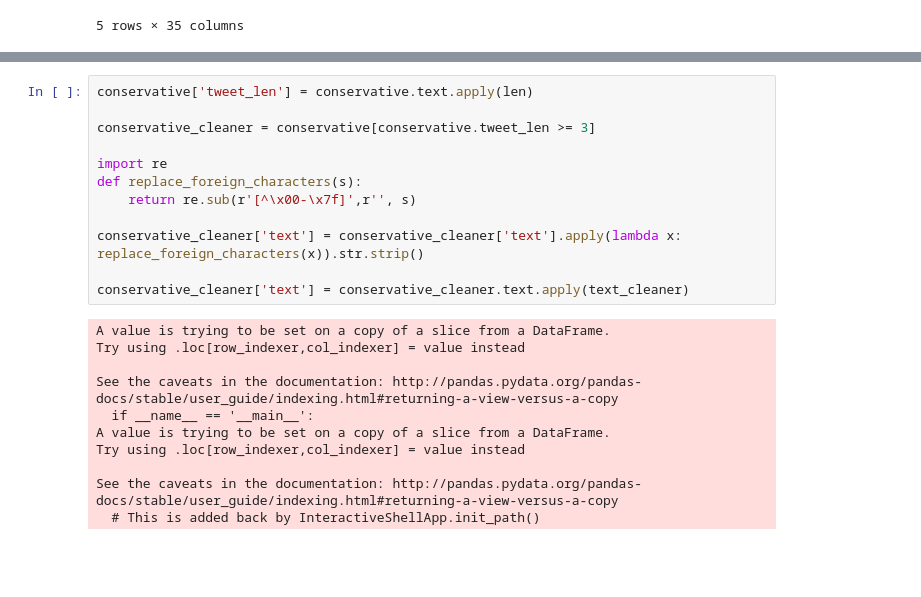
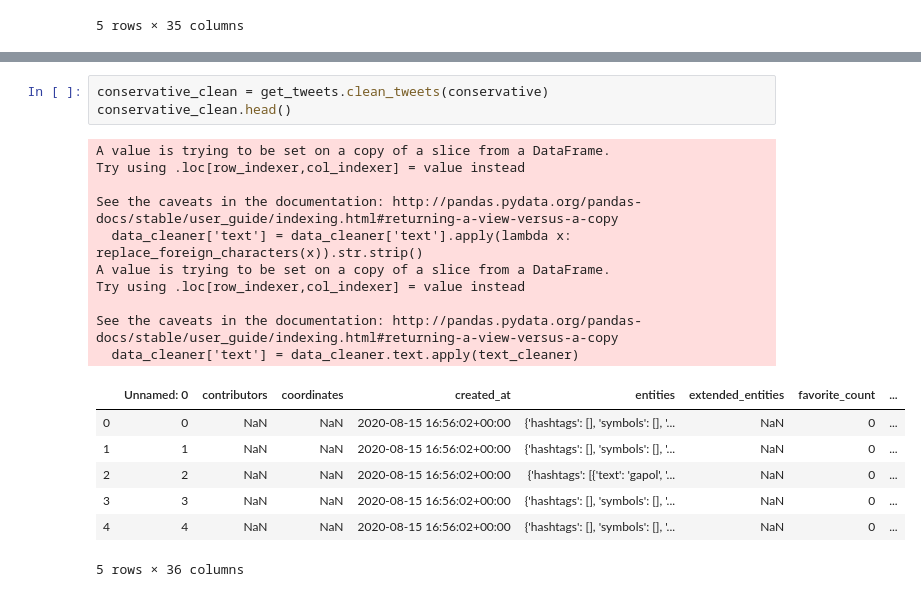
Before and after one commit to sjacobson94/DS-Tools-1-Final-Project, a Jupyter notebook: clean_tweets.ipynb, the cells around one changed output, grey strips where cells are left out. Saved outputs shown, nothing was run; the diff lists cells and outputs as text; blank space fills up the shorter version.

```diff
--- a/clean_tweets.ipynb
+++ b/clean_tweets.ipynb
@@ -118,23 +28,21 @@ See the caveats in the documentation: http://pandas.pydata.org/pandas-docs/stabl
-# %%
-conservative['tweet_len'] = conservative.text.apply(len)
-
-conservative_cleaner = conservative[conservative.tweet_len >= 3]
-
-import re
-def replace_foreign_characters(s):
-    return re.sub(r'[^\x00-\x7f]',r'', s)
-
-conservative_cleaner['text'] = conservative_cleaner['text'].apply(lambda x: replace_foreign_characters(x)).str.strip()
-
-conservative_cleaner['text'] = conservative_cleaner.text.apply(text_cleaner)
-# %% [output]
-A value is trying to be set on a copy of a slice from a DataFrame.
-Try using .loc[row_indexer,col_indexer] = value instead
-
-See the caveats in the documentation: http://pandas.pydata.org/pandas-docs/stable/user_guide/indexing.html#returning-a-view-versus-a-copy
-  if __name__ == '__main__':
-A value is trying to be set on a copy of a slice from a DataFrame.
-Try using .loc[row_indexer,col_indexer] = value instead
-
-See the caveats in the documentation: http://pandas.pydata.org/pandas-docs/stable/user_guide/indexing.html#returning-a-view-versus-a-copy
-  # This is added back by InteractiveShellApp.init_path()
+# %%
+conservative_clean = get_tweets.clean_tweets(conservative)
+conservative_clean.head()
+# %% [output]
+A value is trying to be set on a copy of a slice from a DataFrame.
+Try using .loc[row_indexer,col_indexer] = value instead
+
+See the caveats in the documentation: http://pandas.pydata.org/pandas-docs/stable/user_guide/indexing.html#returning-a-view-versus-a-copy
+  data_cleaner['text'] = data_cleaner['text'].apply(lambda x: replace_foreign_characters(x)).str.strip()
+A value is trying to be set on a copy of a slice from a DataFrame.
+Try using .loc[row_indexer,col_indexer] = value instead
+
+See the caveats in the documentation: http://pandas.pydata.org/pandas-docs/stable/user_guide/indexing.html#returning-a-view-versus-a-copy
+  data_cleaner['text'] = data_cleaner.text.apply(text_cleaner)
+|  | Unnamed: 0 | contributors | coordinates | created_at | entities | extended_entities | favorite_count | ... |
+| 0 | 0 | NaN | NaN | 2020-08-15 16:56:02+00:00 | {'hashtags': [], 'symbols': [], '... | NaN | 0 | ... |
+| 1 | 1 | NaN | NaN | 2020-08-15 16:56:02+00:00 | {'hashtags': [], 'symbols': [], '... | NaN | 0 | ... |
+| 2 | 2 | NaN | NaN | 2020-08-15 16:56:02+00:00 | {'hashtags': [{'text': 'gapol', '... | NaN | 0 | ... |
+| 3 | 3 | NaN | NaN | 2020-08-15 16:56:02+00:00 | {'hashtags': [], 'symbols': [], '... | NaN | 0 | ... |
+| 4 | 4 | NaN | NaN | 2020-08-15 16:56:02+00:00 | {'hashtags': [], 'symbols': [], '... | NaN | 0 | ... |
+5 rows × 36 columns
```
Also changed, not shown: parts of 8 cells of this notebook, 1 other file.
